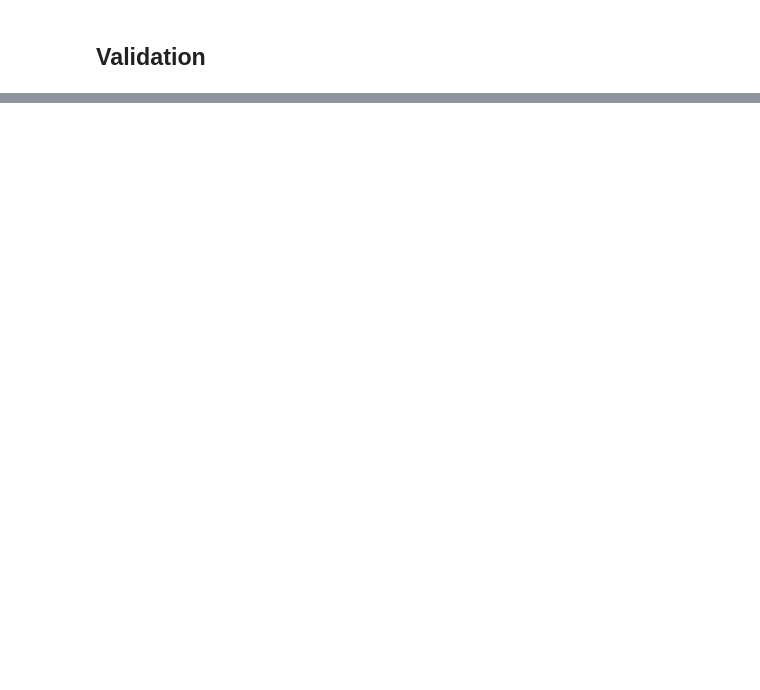
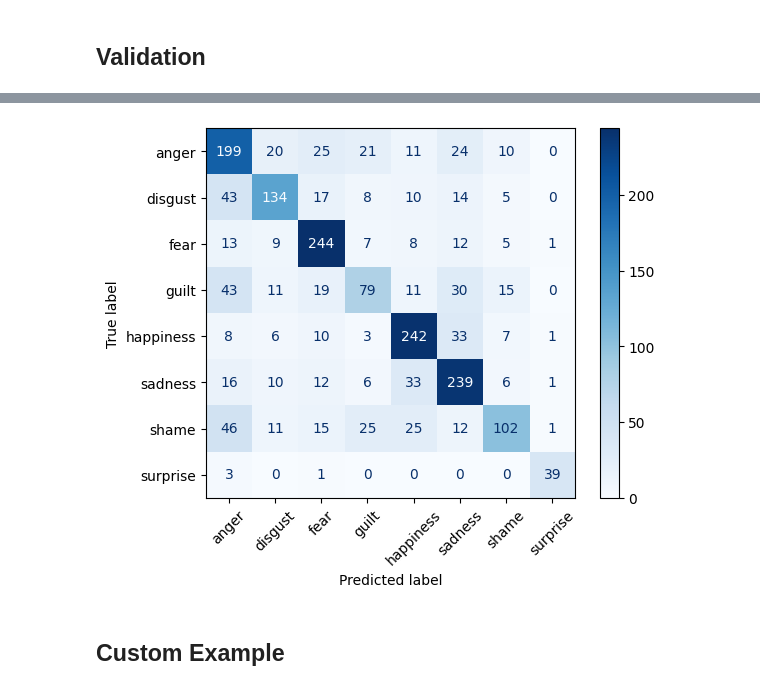
Before and after one commit to MajaJuri/NLP_Emotion_Recognition, a Jupyter notebook: Deep_Learning_Models.ipynb, the cells around one changed output, grey strips where cells are left out. Cells and saved outputs as stored; diff of their text form; code cells hidden in the pictures; blank space fills up the shorter version.

```diff
--- a/Deep_Learning_Models.ipynb
+++ b/Deep_Learning_Models.ipynb
@@ -595,0 +582,10 @@ plt.show()
+# %%
+cm = confusion_matrix(y_test.argmax(axis=-1), y_pred)
+disp = ConfusionMatrixDisplay(confusion_matrix=cm, display_labels=le.classes_)
+disp.plot(cmap=plt.cm.Blues)
+plt.xticks(rotation=45)
+plt.show()
+# %% [output]
+[figure, added]
+# %% [markdown]
+## Custom Example
```
Also changed, not shown: parts of 35 cells of this notebook, 3 other files.
